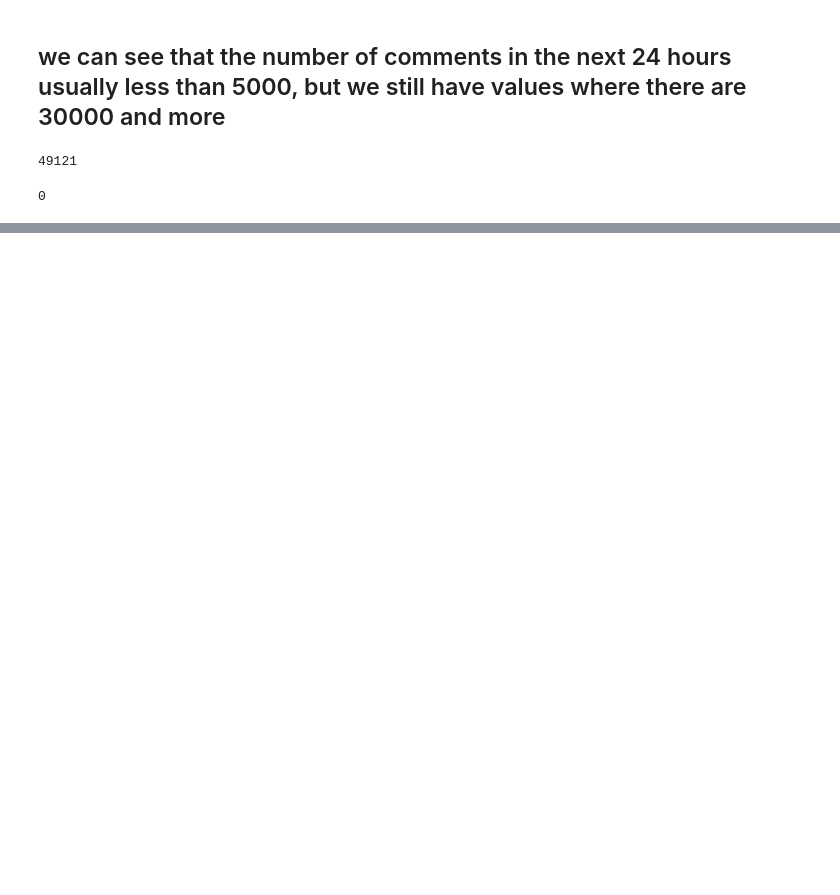
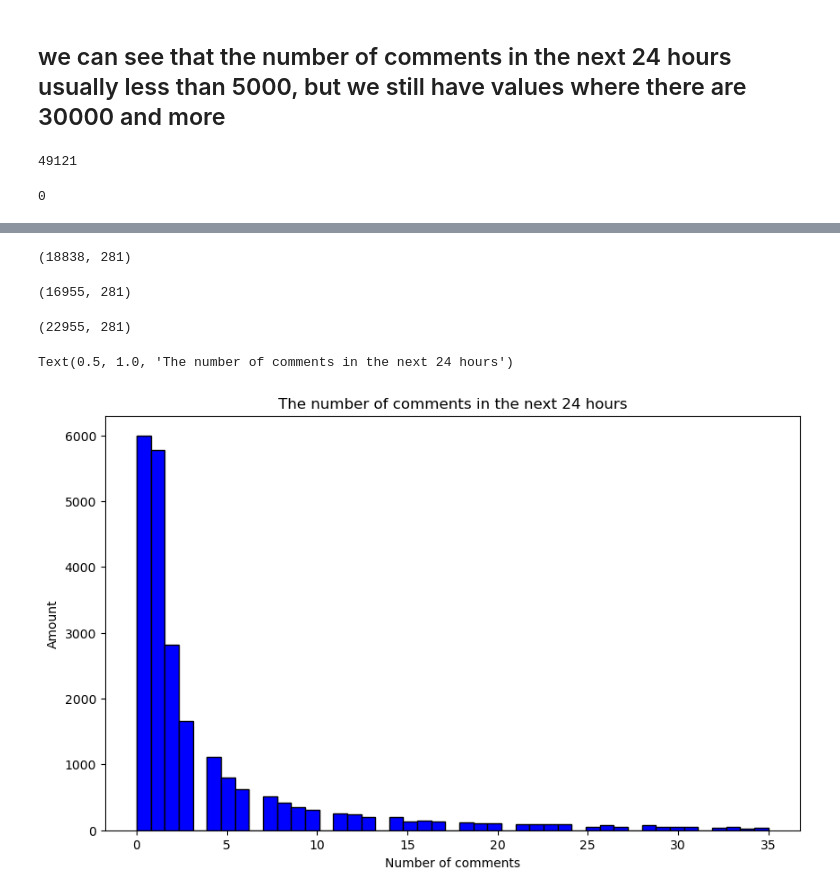
Before and after one commit to terekhin2540/Data_Analytics_First_assign, a Jupyter notebook: data_analytics.ipynb, the cells around one changed output, grey strips where cells are left out. Cells and saved outputs as stored; diff of their text form; code cells hidden in the pictures; blank space fills up the shorter version.

```diff
--- a/data_analytics.ipynb
+++ b/data_analytics.ipynb
@@ -465,0 +580,4 @@ Length: 281, dtype: float64
+# %%
+df_train_0 = df_train[df_train['number_of_comments'] == 0]
+# %%
+df_train_0 = df_train_0.sample(n=6000)
@@ -465,0 +594,28 @@ Length: 281, dtype: float64
+# %%
+df_train_not_0 = df_train[(df_train['number_of_comments'] != 0) & (df_train['number_of_comments'] <= 35)]
+# %%
+df_train_not_0.shape
+# %% [output]
+(18838, 281)
+# %%
+df_train_not_0.shape
+# %% [output]
+(16955, 281)
+# %%
+frames = [df_train_not_0, df_train_0]
+
+df_train_final = pd.concat(frames)
+# %%
+df_train_final.shape
+# %% [output]
+(22955, 281)
+# %%
+plt.figure(figsize=(10,6))
+plt.hist(df_train_final['number_of_comments'], color='blue', edgecolor='black', bins=int(45/1))
+
+plt.xlabel('Number of comments')
+plt.ylabel('Amount')
+plt.title('The number of comments in the next 24 hours')
+# %% [output]
+Text(0.5, 1.0, 'The number of comments in the next 24 hours')
+[figure, added]
```
Also changed, not shown: parts of 63 cells of this notebook.
